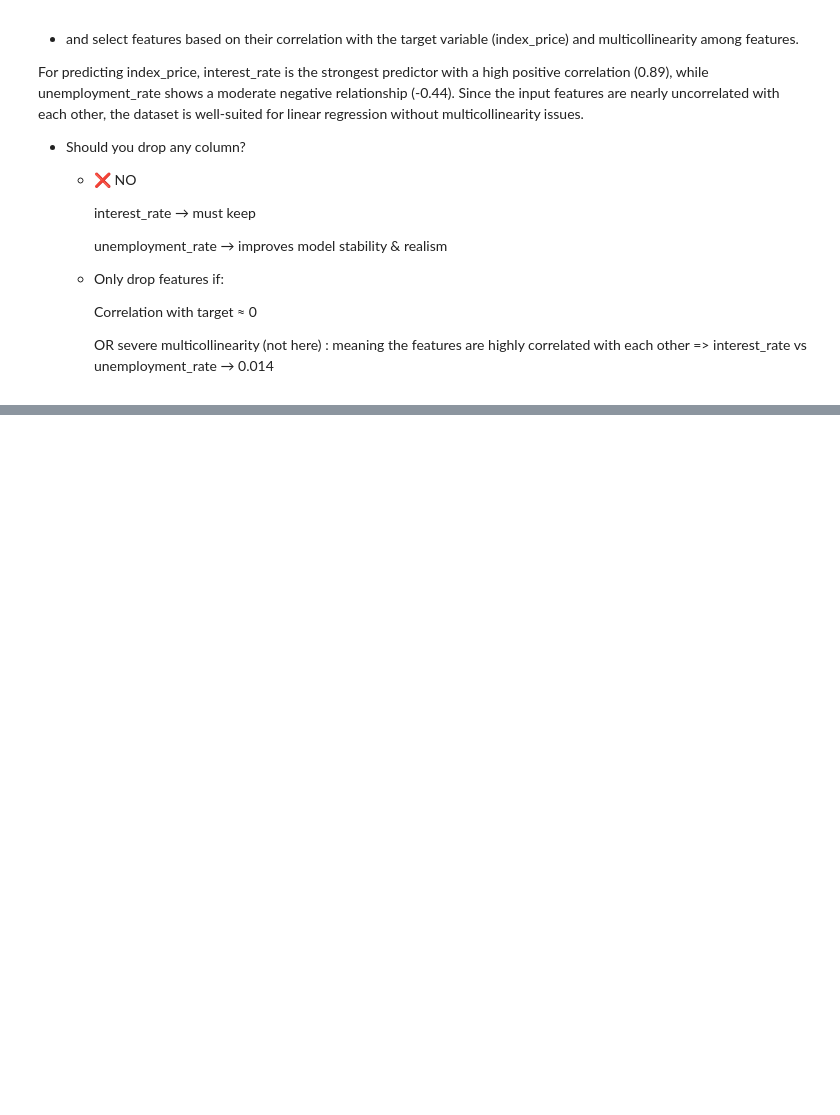
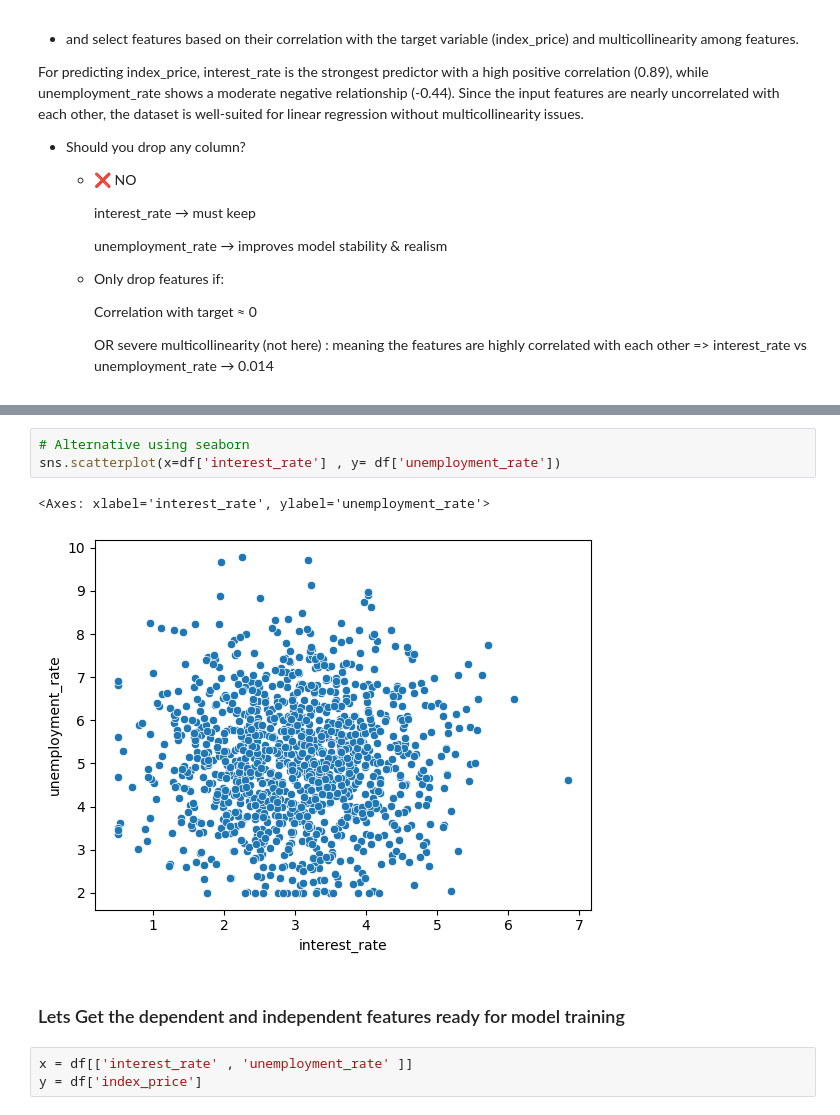
Before and after one commit to DevRitesh08/Machine-Learning-From-Scratch, a Jupyter notebook: experiments/Multiple-Linear-Regression.ipynb, the cells around one changed output, grey strips where cells are left out. Cells and saved outputs as stored; diff of their text form; blank space fills up the shorter version.

```diff
--- a/experiments/Multiple-Linear-Regression.ipynb
+++ b/experiments/Multiple-Linear-Regression.ipynb
@@ -90,0 +99,11 @@ with each other, the dataset is well-suited for linear regression without multic
+# %%
+# Alternative using seaborn
+sns.scatterplot(x=df['interest_rate'] , y= df['unemployment_rate'])
+# %% [output]
+<Axes: xlabel='interest_rate', ylabel='unemployment_rate'>
+[figure, added]
+# %% [markdown]
+### Lets Get the dependent and independent features ready for model training
+# %%
+x = df[['interest_rate' , 'unemployment_rate' ]]
+y = df['index_price']
```
Also changed, not shown: parts of 38 cells of this notebook.
